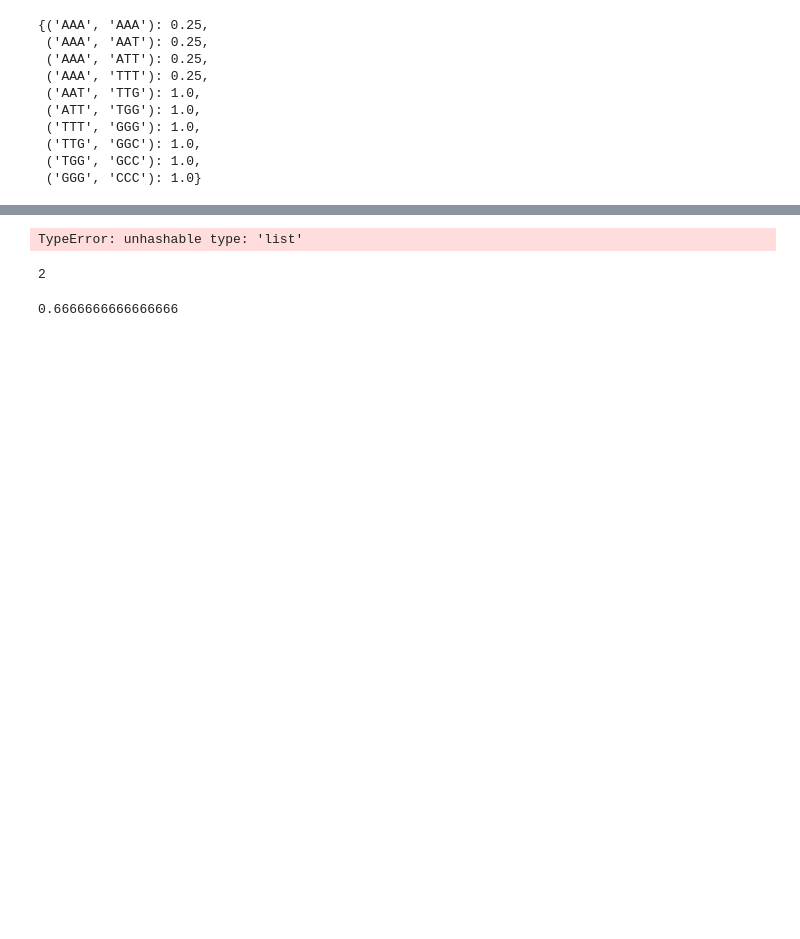
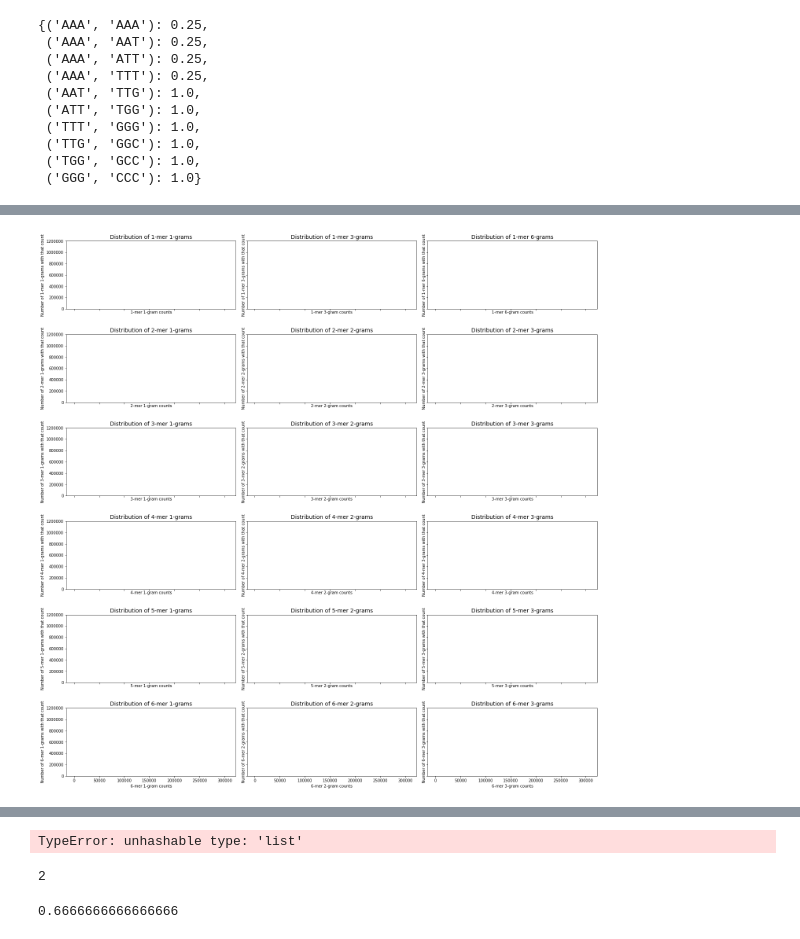
Before and after one commit to erinhwilson/regulatory-dna-perplexity, a Jupyter notebook: promoter_perplexity.ipynb, the cells around one changed output, grey strips where cells are left out. Drawn from its saved outputs; the diff is of its cells as text; code cells hidden in the pictures; blank space fills up the shorter version.

Commit message:
implemented frequency calculations, histogram grid still broken

```diff
--- a/promoter_perplexity.ipynb
+++ b/promoter_perplexity.ipynb
@@ -736,0 +768,42 @@ h[0][:2-1]
+# %%
+def model_grid(promoter_set, p_set_name, model_combos):
+    kn_model_results = {}
+
+    for (k, n) in model_combos:
+        print("Running %i-mer %i-grams for %s" %(k,n,p_set_name))
+        _,num_dict,denom_dict,freq_dict = make_kmer_ngrams(rand_proms_5G, k, n)
+
+        res = {}
+        res['num'] = num_dict
+        res['denom'] = denom_dict
+        res['freq'] = freq_dict
+
+        kn_model_results[(k,n)] = res
+
+#         num_counts = [num_dict[x] for x in num_dict]
+
+#         quick_hist(num_counts, k,n,"5G Random")
+
+    return kn_model_results
+# %%
+# list of (k,n) model combos to try
+model_combos = [
+    (1,1),(1,3),(1,6),
+    (2,1),(2,2),(2,3),
+    (3,1),(3,2),(3,3),
+    (4,1),(4,2),(4,3),
+    (5,1),(5,2),(5,3),
+    (6,1),(6,2),(6,3)
+]
+
+p_sets_to_try = [
+    (rand_proms_ecoli, "Ecoli Random"),
+    (naive_p_set_ecoli, "Ecoli Naive"),
+    (operon_p_set_ecoli, "Ecoli Operon"),
+]
+
+all_results = {}
+for (corpus, name) in p_sets_to_try:
+    p_set_res = model_grid(corpus, name, model_combos)
+
+    all_results[name] = p_set_res
@@ -736,0 +828,4 @@ h[0][:2-1]
+# %%
+hist_grid(model_combos,all_results, 6, 3)
+# %% [output]
+[figure, added]
```
Also changed, not shown: parts of 11 cells of this notebook.
